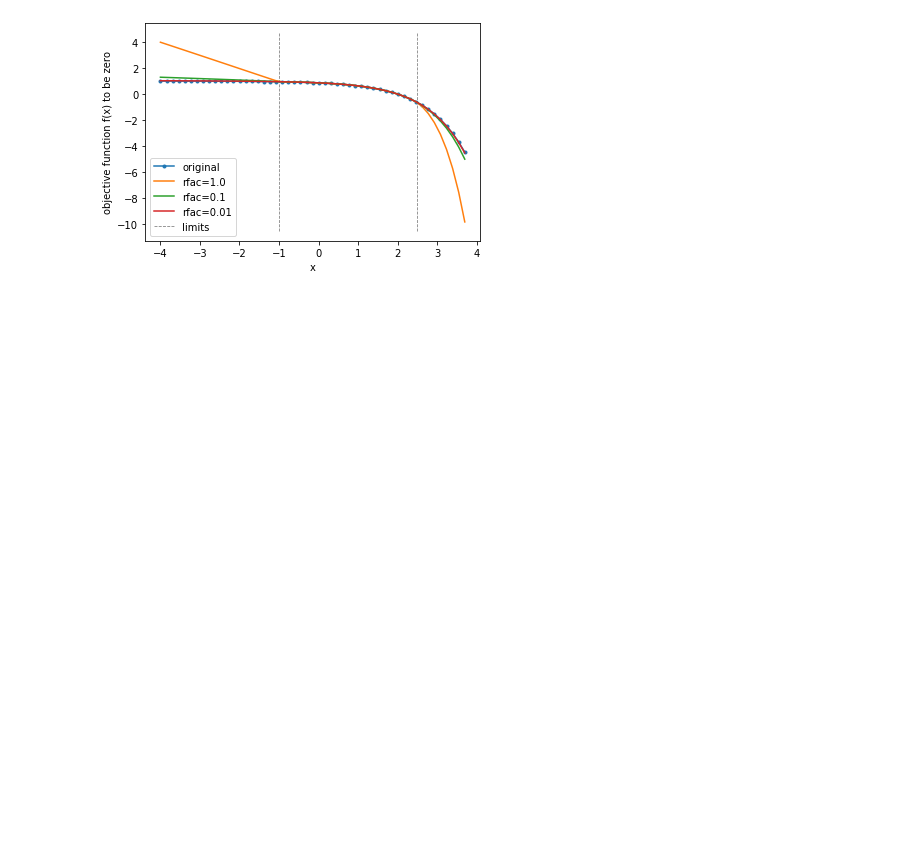
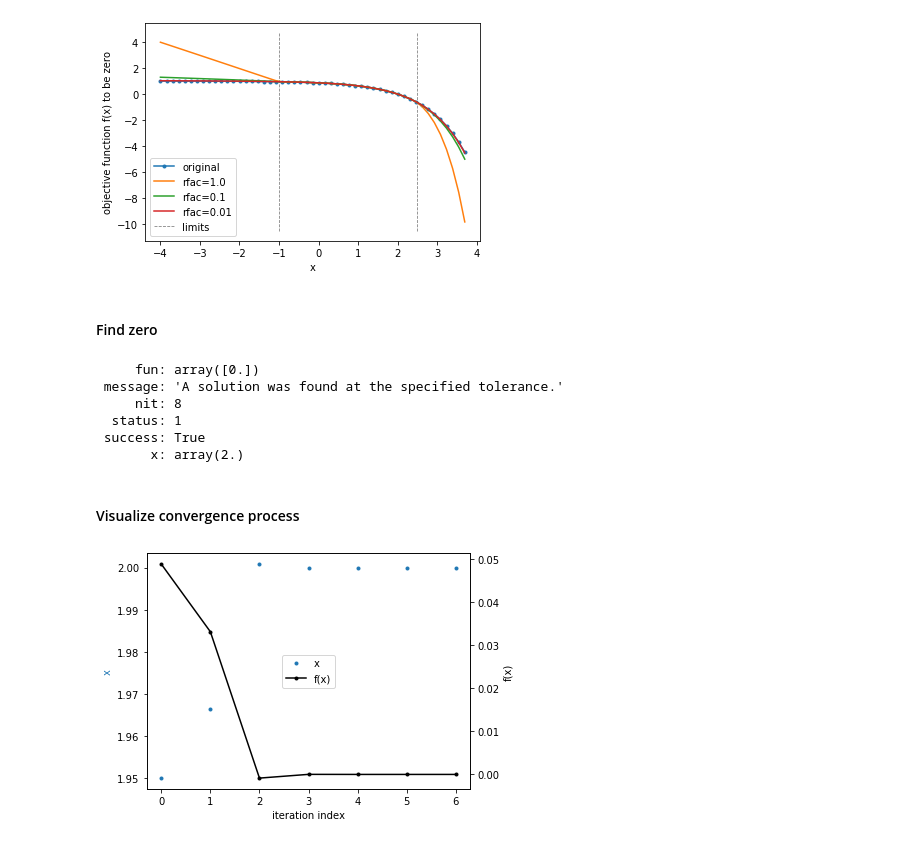
Before and after one commit to jam31118/implicit-euler, a Jupyter notebook: 1d-box/fixed-timestep/test-out-of-range-treatment/extend-out-of-range.ipynb, the cells around one changed output. Cells and saved outputs as stored; diff of their text form; code cells hidden in the pictures; blank space fills up the shorter version.

Commit message:
add root-finding process for extended.

```diff
--- a/1d-box/fixed-timestep/test-out-of-range-treatment/extend-out-of-range.ipynb
+++ b/1d-box/fixed-timestep/test-out-of-range-treatment/extend-out-of-range.ipynb
@@ -43,3 +43,34 @@ ax.set_xlabel("x"), ax.set_ylabel("objective function f(x) to be zero")
 # %% [output]
 (Text(0.5, 0, 'x'), Text(0, 0.5, 'objective function f(x) to be zero'))
 [figure]
+# %% [markdown]
+#### Find zero
+# %%
+xlist, flist = [], []
+def x_and_f(x,f): xlist.append(x[0]), flist.append(f[0])
+
+from scipy.optimize import root
+root(gfun_extended, 3.9, args=(lower, upper, 1e-2), method='broyden1',
+     callback=x_and_f, options={'nit':2000,'disp':False})
+# %% [output]
+     fun: array([0.])
+ message: 'A solution was found at the specified tolerance.'
+     nit: 8
+  status: 1
+ success: True
+       x: array(2.)
+# %% [markdown]
+#### Visualize convergence process
+# %%
+fig, ax = plt.subplots()
+lx, = ax.plot(xlist, '.')
+ax2 = ax.twinx()
+lf, = ax2.plot(flist, '.-k')
+ax.set_xlabel("iteration index")
+ax.set_ylabel("x", color=lx.get_color())
+ax2.set_ylabel("f(x)", color=lf.get_color())
+ax.legend([lx,lf], ['x','f(x)'], loc='center')
+fig.tight_layout()
+# fig.savefig("root-search-start-from-out-of-range-test-2.png")
+# %% [output]
+[figure, added]
```
